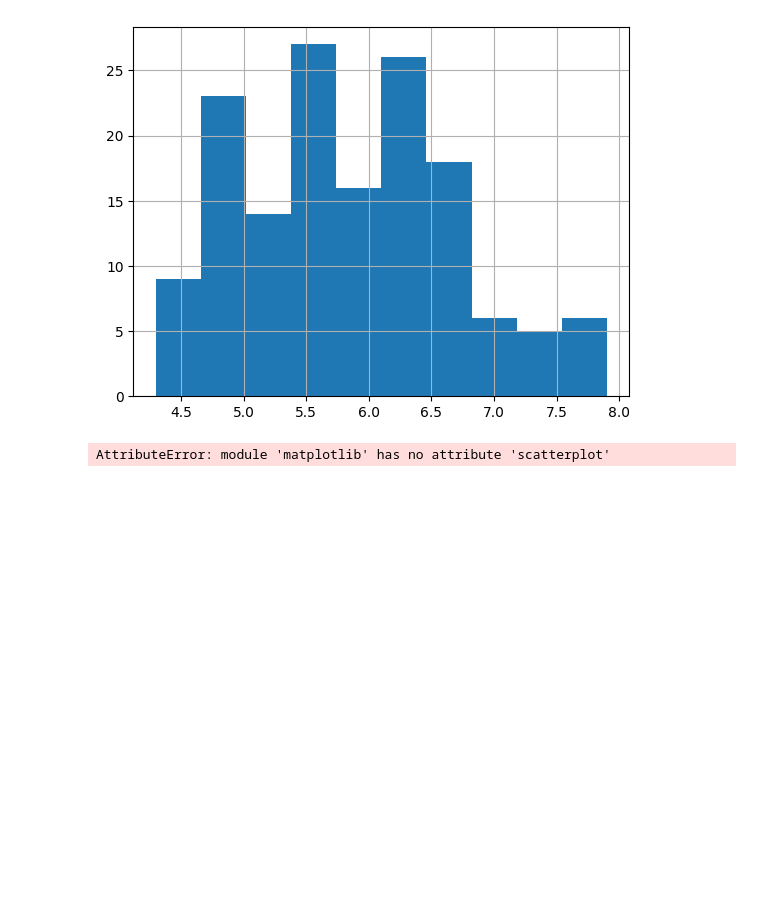
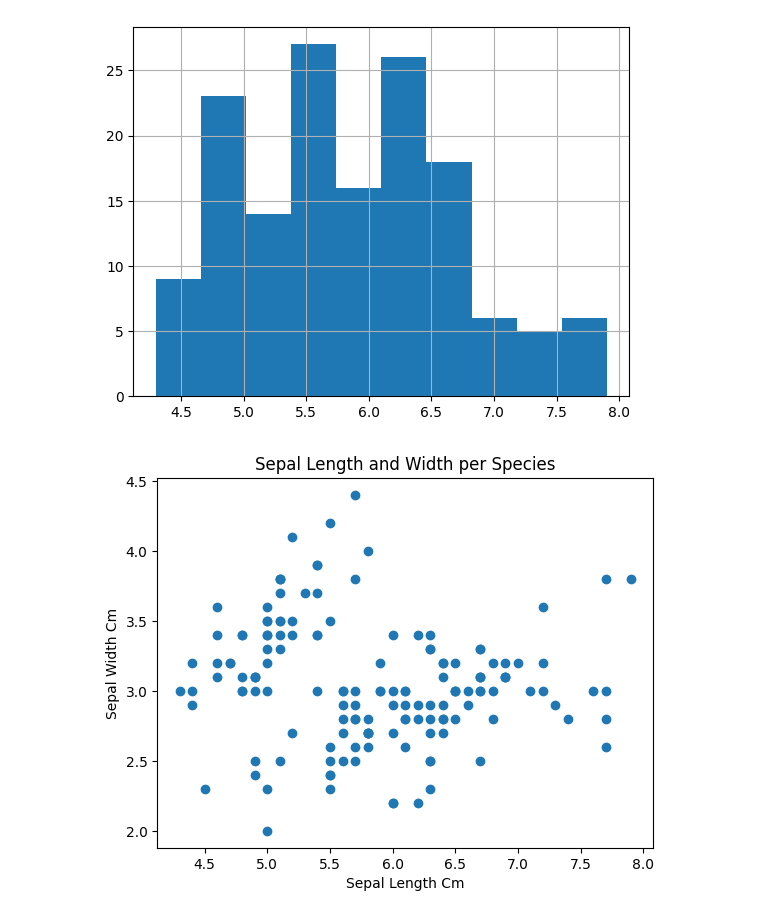
Before and after one commit to PectenMaximus/FDA_1, a Jupyter notebook: FDA1_Notebook.ipynb, the cells around one changed output. Cells and saved outputs as stored; diff of their text form; code cells hidden in the pictures; blank space fills up the shorter version.

Commit message:
Plotting

```diff
--- a/FDA1_Notebook.ipynb
+++ b/FDA1_Notebook.ipynb
@@ -122,11 +123,14 @@ colors = ['red', 'orange', 'blue']
 species = ['Iris-virginica','Iris-versicolor','Iris-setosa']
-# %%
-for i in range(3):
-    x = IrisData[IrisData['Species'] == species[i]]
-    plt.scatterplot(x)
-    plt.scatterplot(x['SepalLengthCm'], c = colors[i], label=species[i])
-plt.xlabel("Sepal Length")
-plt.ylabel("Sepal Width")
-plt.legend()
-# %% [output]
-AttributeError: module 'matplotlib' has no attribute 'scatterplot'
+# %%
+# Sepal Width vs Sepal Length Scatter Plot
+x = np.array(IrisData['SepalLengthCm'])
+y = np.array(IrisData['SepalWidthCm'])
+
+plt.title("Sepal Length and Width per Species", loc = 'center')
+plt.xlabel("Sepal Length Cm")
+plt.ylabel("Sepal Width Cm")
+
+plt.scatter(x, y)
+plt.show()
+# %% [output]
+[figure, added]
```
Also changed, not shown: parts of 10 cells of this notebook.
